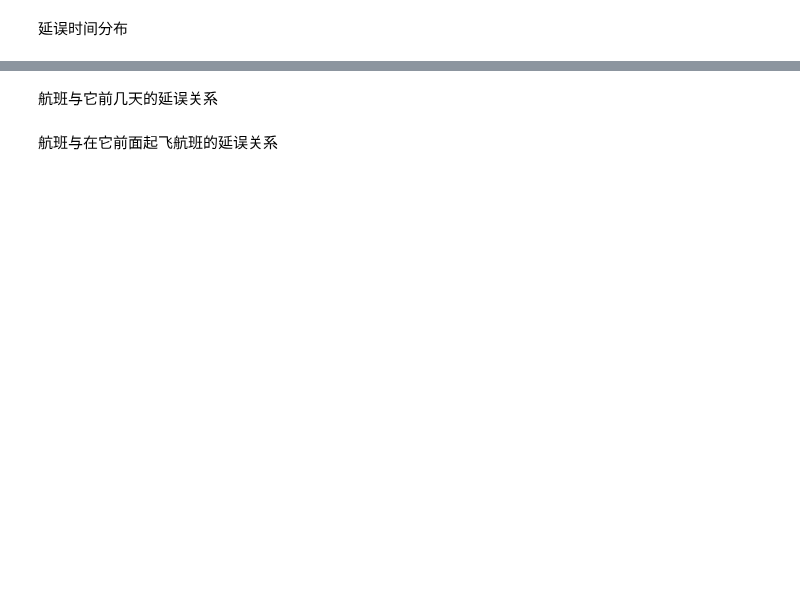
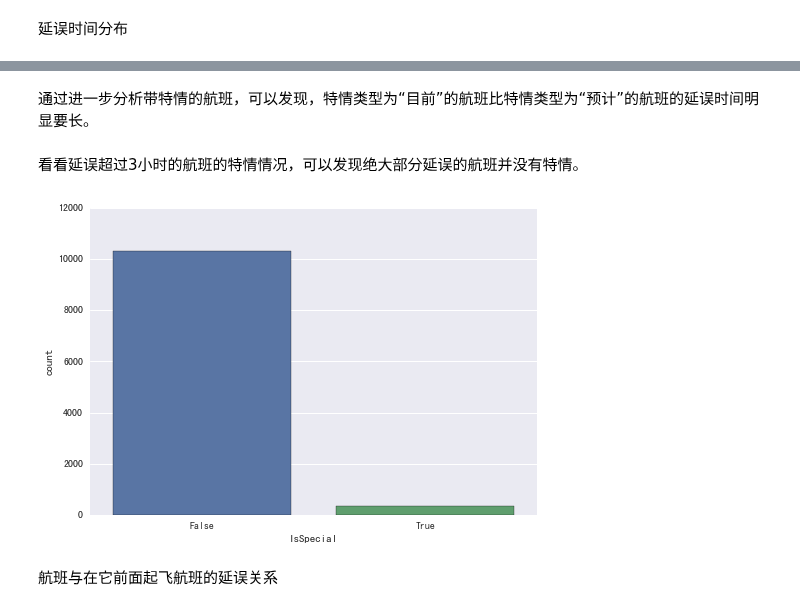
Before and after one commit to coder-ss/ml-learn, a Jupyter notebook: competition/ctrip-fight/exporing.ipynb, the cells around one changed output, grey strips where cells are left out. Cells and saved outputs as stored; diff of their text form; code cells hidden in the pictures; blank space fills up the shorter version.

```diff
--- a/competition/ctrip-fight/exporing.ipynb
+++ b/competition/ctrip-fight/exporing.ipynb
@@ -203,4 +253,12 @@ plot_count_and_percentage(train_1705.loc[train_1705['CurSpecial'] != True, 'Dela
-# %% [markdown]
-航班与它前几天的延误关系
+# %% [markdown]
+通过进一步分析带特情的航班，可以发现，特情类型为“目前”的航班比特情类型为“预计”的航班的延误时间明显要长。
+# %% [markdown]
+看看延误超过3小时的航班的特情情况，可以发现绝大部分延误的航班并没有特情。
+# %%
+# train_1705[train_1705['Delay'] > 180]
+
+g = sns.countplot('IsSpecial', data=train_1705[train_1705['Delay'] > 180])
+# %% [output]
+[figure, added]
 # %% [markdown]
 航班与在它前面起飞航班的延误关系
```
Also changed, not shown: parts of 13 cells of this notebook.
